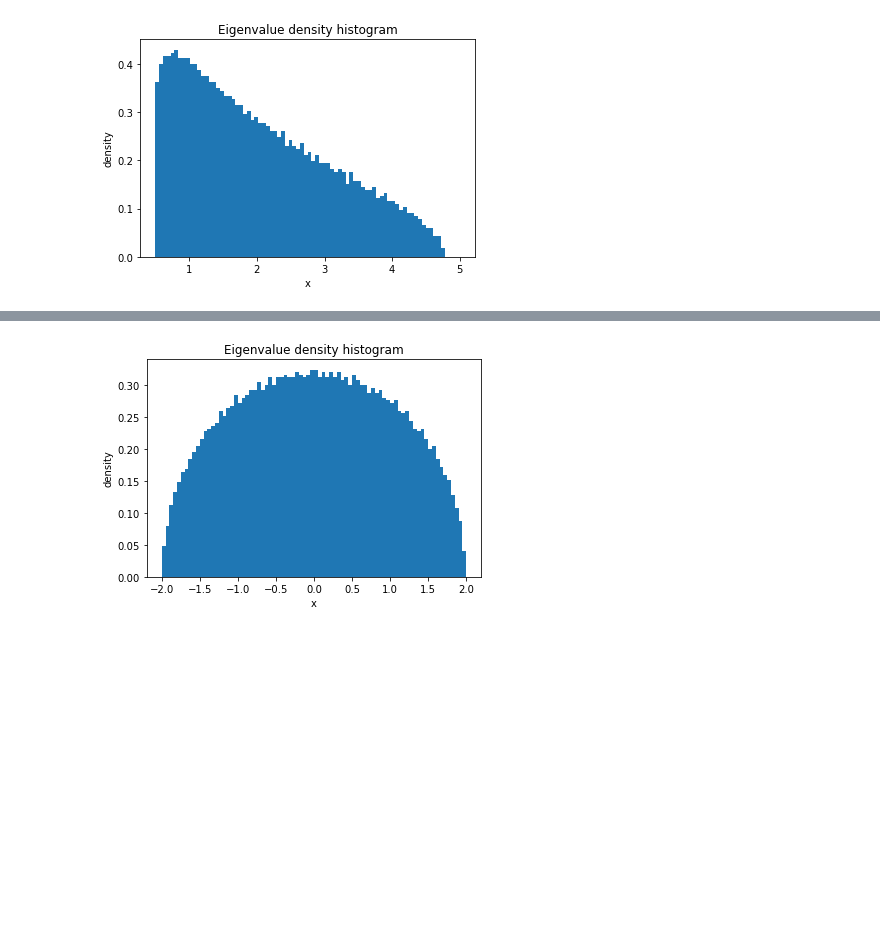
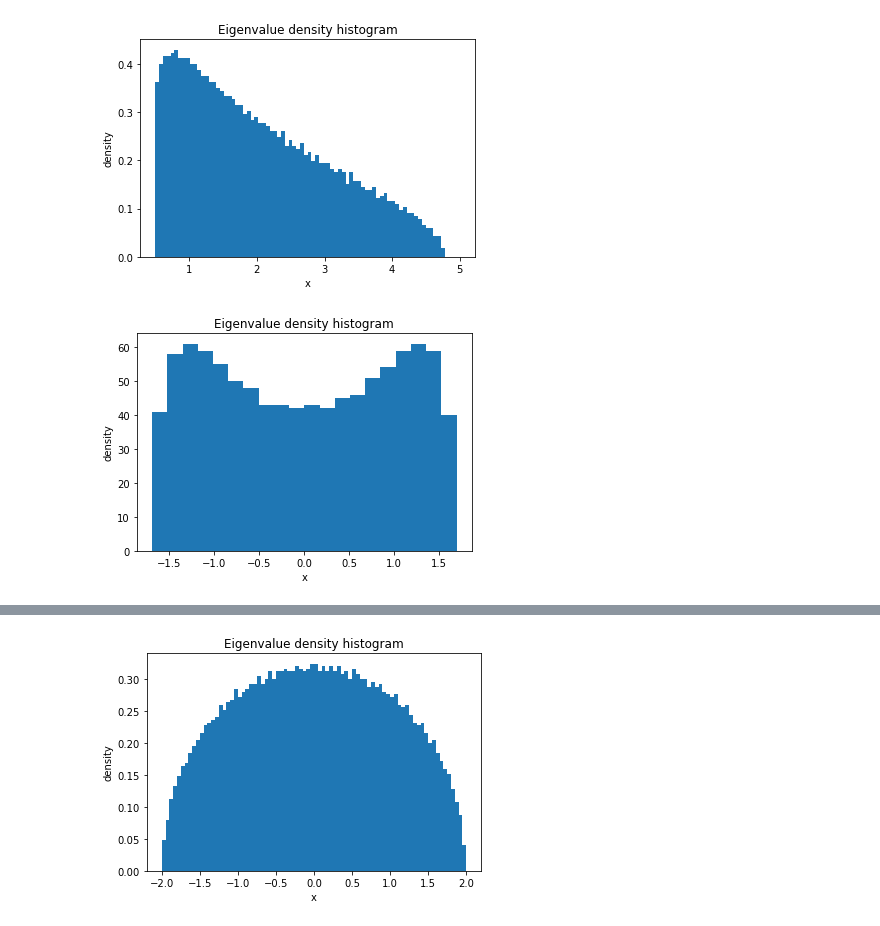
Before and after one commit to AlejandroSantorum/scikit-rmt, a Jupyter notebook: notebooks/ensemble_sims.ipynb, the cells around one changed output, grey strips where cells are left out. Saved outputs shown, nothing was run; the diff lists cells and outputs as text; code cells hidden in the pictures; blank space fills up the shorter version.

```diff
--- a/notebooks/ensemble_sims.ipynb
+++ b/notebooks/ensemble_sims.ipynb
@@ -51,3 +51,8 @@ wr = WishartEnsemble(beta=2, n=10000, p=3000, use_tridiagonal=True)
 wr.plot_eigval_hist(bins=80, interval=(0.5, 5), density=True)
 # %% [output]
 [figure]
+# %%
+coe = CircularEnsemble(beta=1, n=1000)
+coe.plot_eigval_hist(bins=20)
+# %% [output]
+[figure, added]
```
Also changed, not shown: parts of 2 cells of this notebook, 2 other files.
